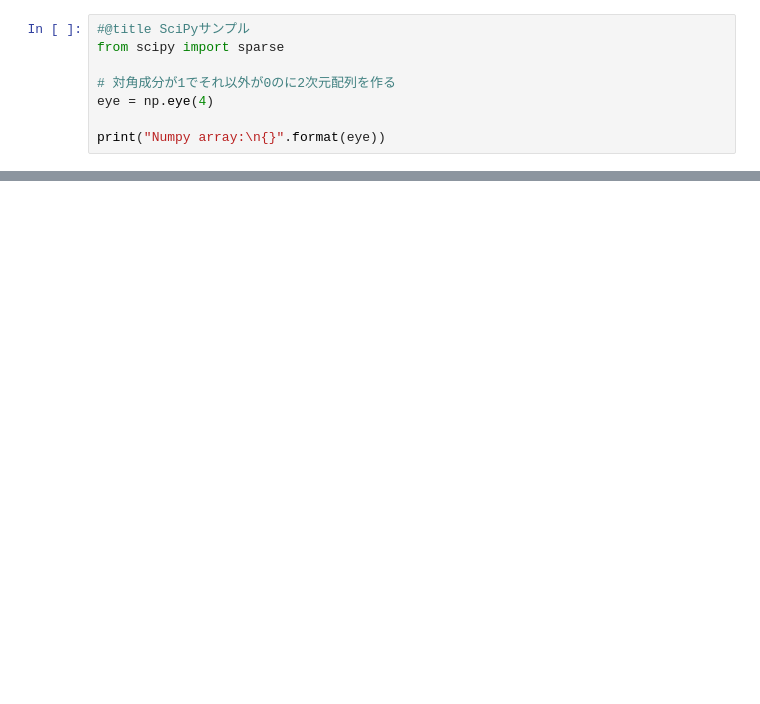
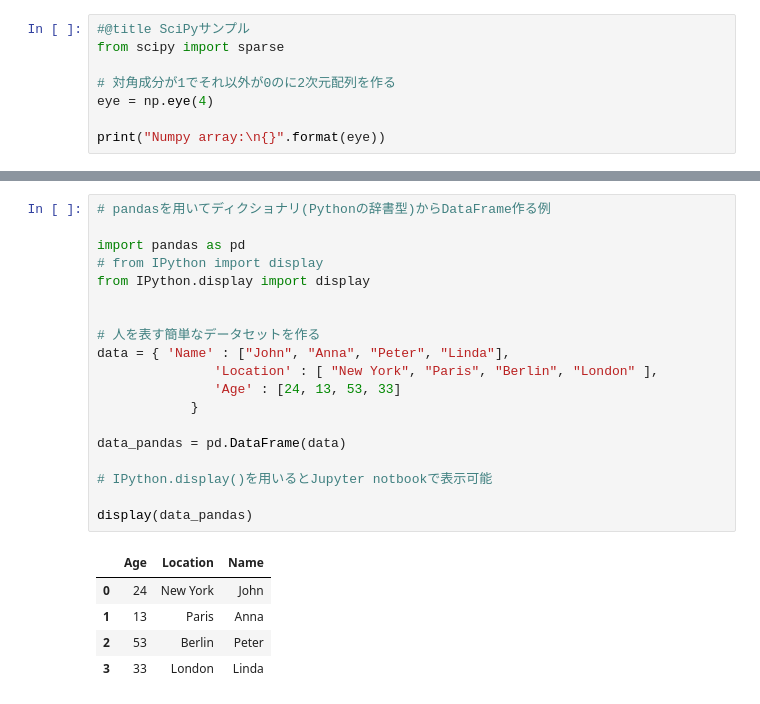
Before and after one commit to kyata/introduction_to_ml_with_python, a Jupyter notebook: intro_to_ml_chapter1.ipynb, the cells around one changed output, grey strips where cells are left out. Drawn from its saved outputs; the diff is of its cells as text; blank space fills up the shorter version.

```diff
--- a/intro_to_ml_chapter1.ipynb
+++ b/intro_to_ml_chapter1.ipynb
@@ -115,0 +189,25 @@ print("Numpy array:\n{}".format(eye))
+# %%
+# pandasを用いてディクショナリ(Pythonの辞書型)からDataFrame作る例
+
+import pandas as pd
+# from IPython import display
+from IPython.display import display
+
+
+# 人を表す簡単なデータセットを作る
+data = { 'Name' : ["John", "Anna", "Peter", "Linda"],
+               'Location' : [ "New York", "Paris", "Berlin", "London" ],
+               'Age' : [24, 13, 53, 33]
+            }
+
+data_pandas = pd.DataFrame(data)
+
+# IPython.display()を用いるとJupyter notbookで表示可能
+
+display(data_pandas)
+# %% [output]
+|  | Age | Location | Name |
+| 0 | 24 | New York | John |
+| 1 | 13 | Paris | Anna |
+| 2 | 53 | Berlin | Peter |
+| 3 | 33 | London | Linda |
```
Also changed, not shown: parts of 32 cells of this notebook.
